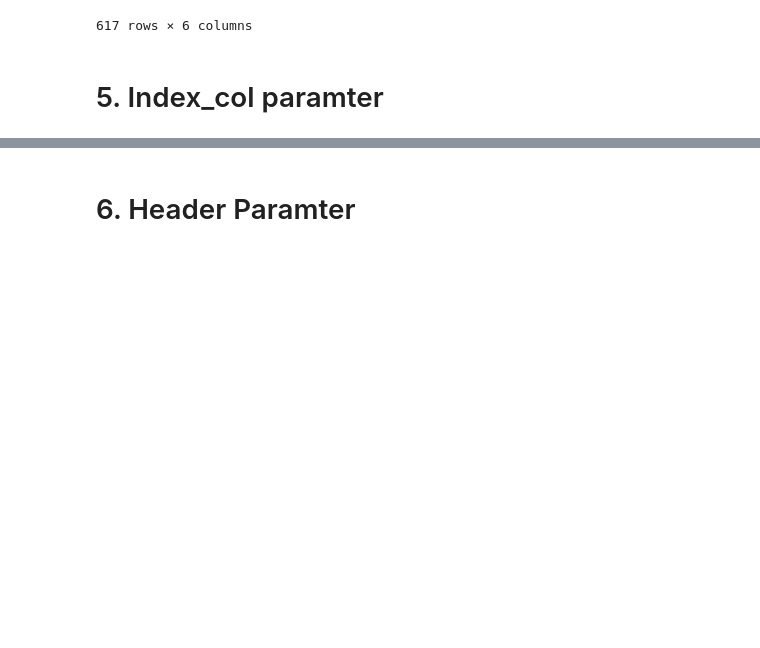
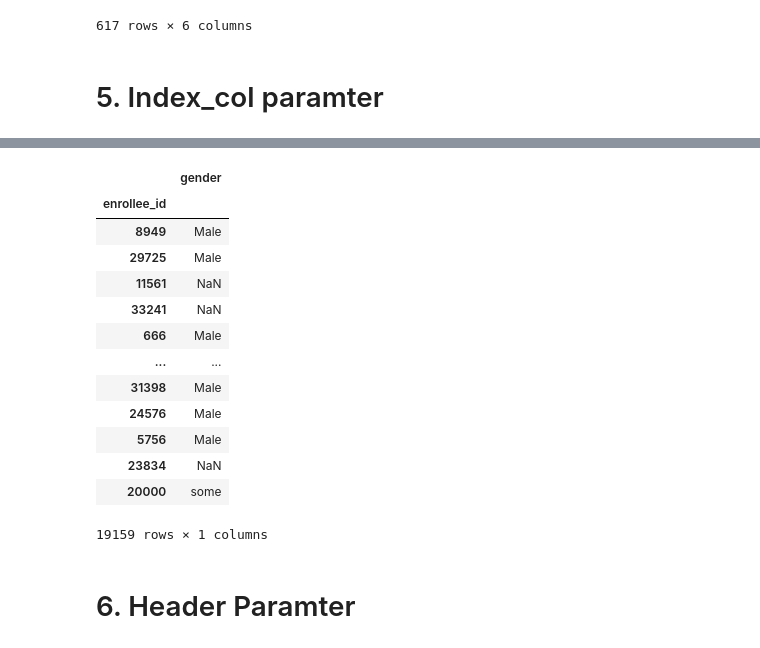
Before and after one commit to pavanteja443/100-days-of-ML, a Jupyter notebook: day15 - working with csv files/working-with-csv.ipynb, the cells around one changed output, grey strips where cells are left out. Drawn from its saved outputs; the diff is of its cells as text; code cells hidden in the pictures; blank space fills up the shorter version.

```diff
--- a/day15 - working with csv files/working-with-csv.ipynb
+++ b/day15 - working with csv files/working-with-csv.ipynb
@@ -87,3 +100,22 @@ pd.read_csv('aug_train.csv', index_col = 'enrollee_id')
+# %%
+df = pd.read_csv('aug_train.csv', usecols=['enrollee_id', 'gender'], index_col='enrollee_id')
+df.loc[20000] = ['some']
+df
+# %% [output]
+|  | gender |
+| enrollee_id |  |
+| 8949 | Male |
+| 29725 | Male |
+| 11561 | NaN |
+| 33241 | NaN |
+| 666 | Male |
+| ... | ... |
+| 31398 | Male |
+| 24576 | Male |
+| 5756 | Male |
+| 23834 | NaN |
+| 20000 | some |
+19159 rows × 1 columns
 # %% [markdown]
 # 6. Header  Paramter
 # %%
```
Also changed, not shown: parts of 8 cells of this notebook.
